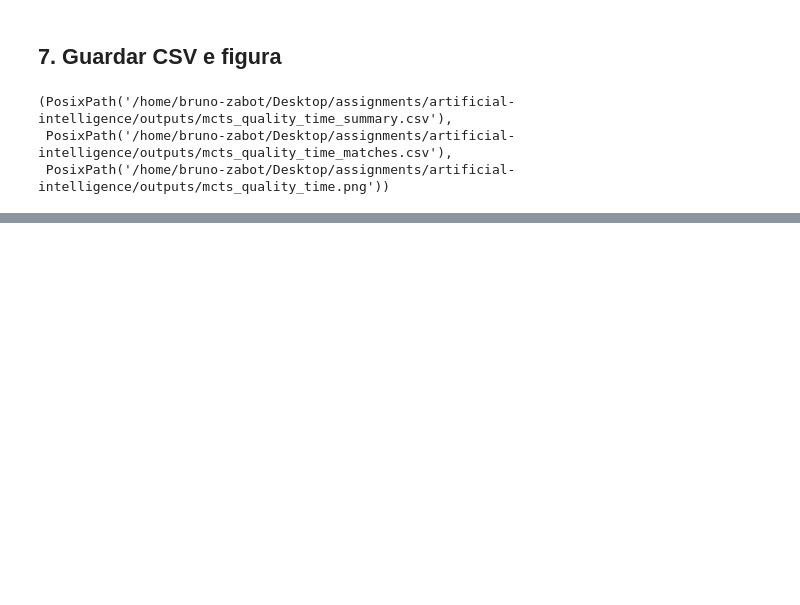
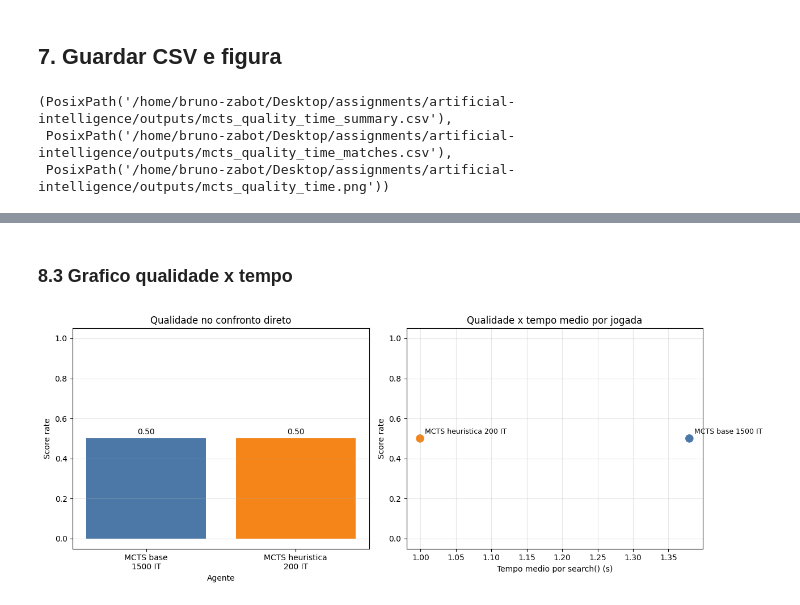
Before and after one commit to bzabot/PopOut, a Jupyter notebook: mcts_quality_time_comparison.ipynb, the cells around one changed output, grey strips where cells are left out. Drawn from its saved outputs; the diff is of its cells as text; code cells hidden in the pictures; blank space fills up the shorter version.

```diff
--- a/mcts_quality_time_comparison.ipynb
+++ b/mcts_quality_time_comparison.ipynb
@@ -291,0 +449,52 @@ summary_path, matches_path, figure_path
+# %% [markdown]
+### 8.3 Grafico qualidade x tempo
+# %%
+plot_df = asymmetric_summary_df.copy()
+plot_df["label"] = plot_df.apply(
+    lambda row: f"{row['agent']}\n{int(row['iterations'])} IT",
+    axis=1,
+)
+
+fig_same_time, axes = plt.subplots(1, 2, figsize=(13, 5))
+
+axes[0].bar(plot_df["label"], plot_df["score_rate"], color=["#4c78a8", "#f58518"])
+axes[0].set_title("Qualidade no confronto direto")
+axes[0].set_xlabel("Agente")
+axes[0].set_ylabel("Score rate")
+axes[0].set_ylim(-0.05, 1.05)
+axes[0].grid(True, axis="y", alpha=0.3)
+
+for index, row in plot_df.reset_index(drop=True).iterrows():
+    axes[0].annotate(
+        f"{row['score_rate']:.2f}",
+        (index, row["score_rate"]),
+        textcoords="offset points",
+        xytext=(0, 5),
+        ha="center",
+    )
+
+axes[1].scatter(
+    plot_df["avg_time_per_move_s"],
+    plot_df["score_rate"],
+    s=90,
+    color=["#4c78a8", "#f58518"],
+)
+for _, row in plot_df.iterrows():
+    axes[1].annotate(
+        row["label"].replace("\n", " "),
+        (row["avg_time_per_move_s"], row["score_rate"]),
+        textcoords="offset points",
+        xytext=(6, 6),
+        fontsize=9,
+    )
+
+axes[1].set_title("Qualidade x tempo medio por jogada")
+axes[1].set_xlabel("Tempo medio por search() (s)")
+axes[1].set_ylabel("Score rate")
+axes[1].set_ylim(-0.05, 1.05)
+axes[1].grid(True, alpha=0.3)
+
+plt.tight_layout()
+plt.show()
+# %% [output]
+[figure, added]
```
Also changed, not shown: parts of 6 cells of this notebook, 8 other files.
